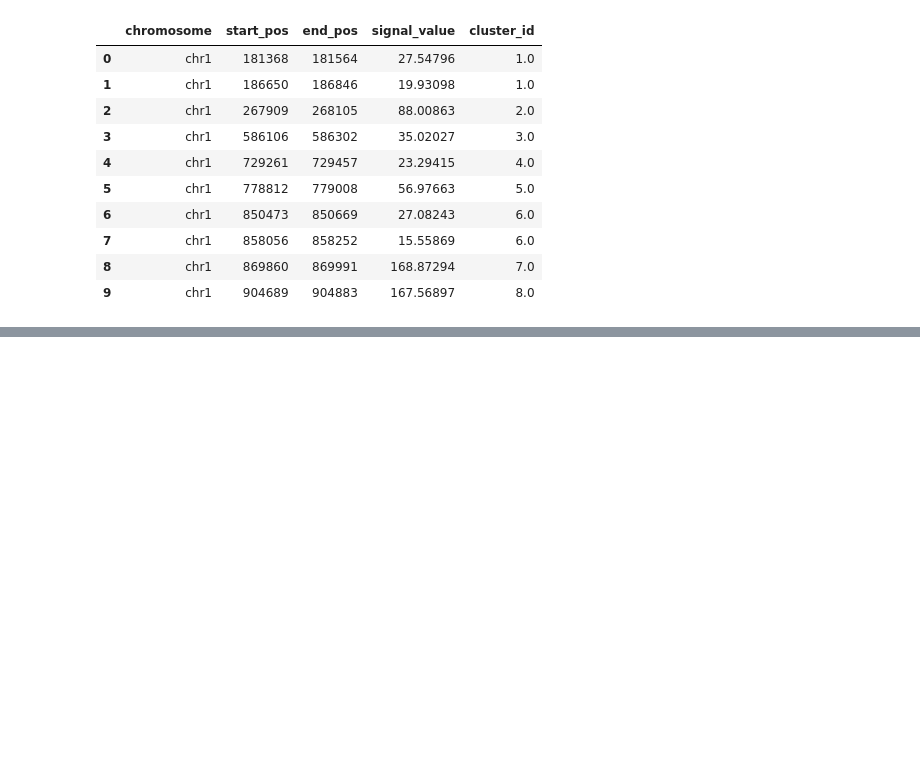
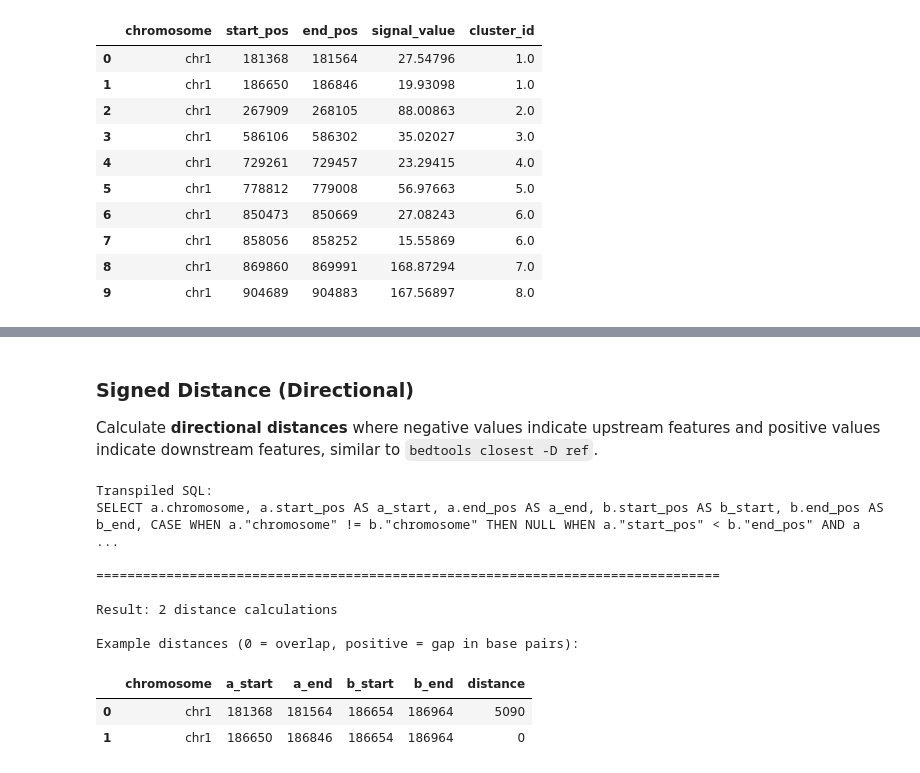
Before and after one commit to abdenlab/giql, a Jupyter notebook: demo.ipynb, the cells around one changed output, grey strips where cells are left out. Drawn from its saved outputs; the diff is of its cells as text; code cells hidden in the pictures; blank space fills up the shorter version.

```diff
--- a/demo.ipynb
+++ b/demo.ipynb
@@ -533,0 +613,49 @@ Number of unique clusters: 3692
+# %% [markdown]
+### Signed Distance (Directional)
+
+Calculate **directional distances** where negative values indicate upstream features and positive values indicate downstream features, similar to `bedtools closest -D ref`.
+# %%
+# Define GIQL query - basic distance calculation
+# DISTANCE() returns 0 for overlapping intervals, positive integers for gaps between intervals
+# Filters to a small region on chr1 for demonstration
+giql_query = """
+    SELECT
+        a.chromosome,
+        a.start_pos AS a_start,
+        a.end_pos AS a_end,
+        b.start_pos AS b_start,
+        b.end_pos AS b_end,
+        DISTANCE(a.position, b.position) AS distance
+    FROM features_a a
+    CROSS JOIN features_b b
+    WHERE a.chromosome = b.chromosome
+        AND a.chromosome = 'chr1'
+        AND a.start_pos BETWEEN 180000 AND 190000
+        AND b.start_pos BETWEEN 180000 AND 200000
+    ORDER BY a.start_pos, b.start_pos
+"""
+
+# Transpile to SQL
+sql = engine.transpile(giql_query)
+print("Transpiled SQL:")
+print(format_sql(sql))
+print("\n" + "="*80 + "\n")
+
+# Execute with DuckDB via GIQL engine
+cursor = engine.conn.execute(sql)
+result = cursor.df()  # Get result as pandas DataFrame
+print(f"Result: {len(result)} distance calculations")
+print("\nExample distances (0 = overlap, positive = gap in base pairs):")
+result.head(10)
+# %% [output]
+Transpiled SQL:
+SELECT a.chromosome, a.start_pos AS a_start, a.end_pos AS a_end, b.start_pos AS b_start, b.end_pos AS b_end, CASE WHEN a."chromosome" != b."chromosome" THEN NULL WHEN a."start_pos" < b."end_pos" AND a ...
+
+================================================================================
+
+Result: 2 distance calculations
+
+Example distances (0 = overlap, positive = gap in base pairs):
+|  | chromosome | a_start | a_end | b_start | b_end | distance |
+| 0 | chr1 | 181368 | 181564 | 186654 | 186964 | 5090 |
+| 1 | chr1 | 186650 | 186846 | 186654 | 186964 | 0 |
```
Also changed, not shown: parts of 9 cells of this notebook.
